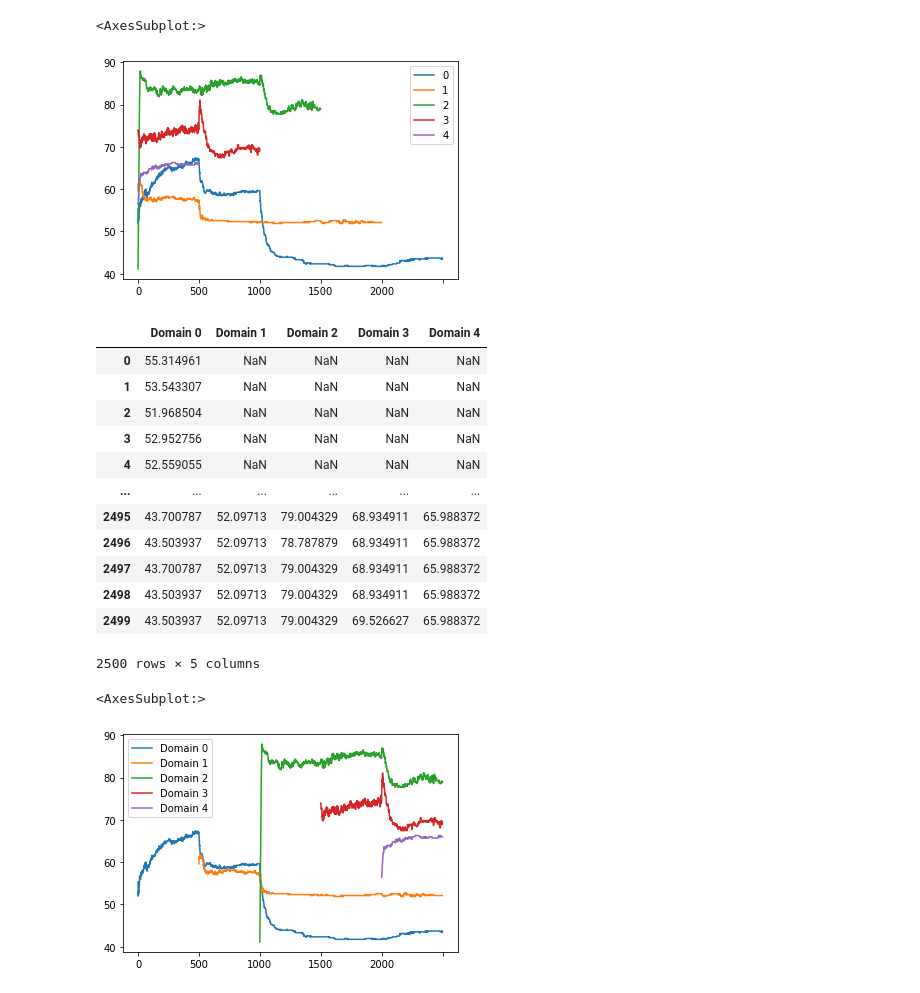
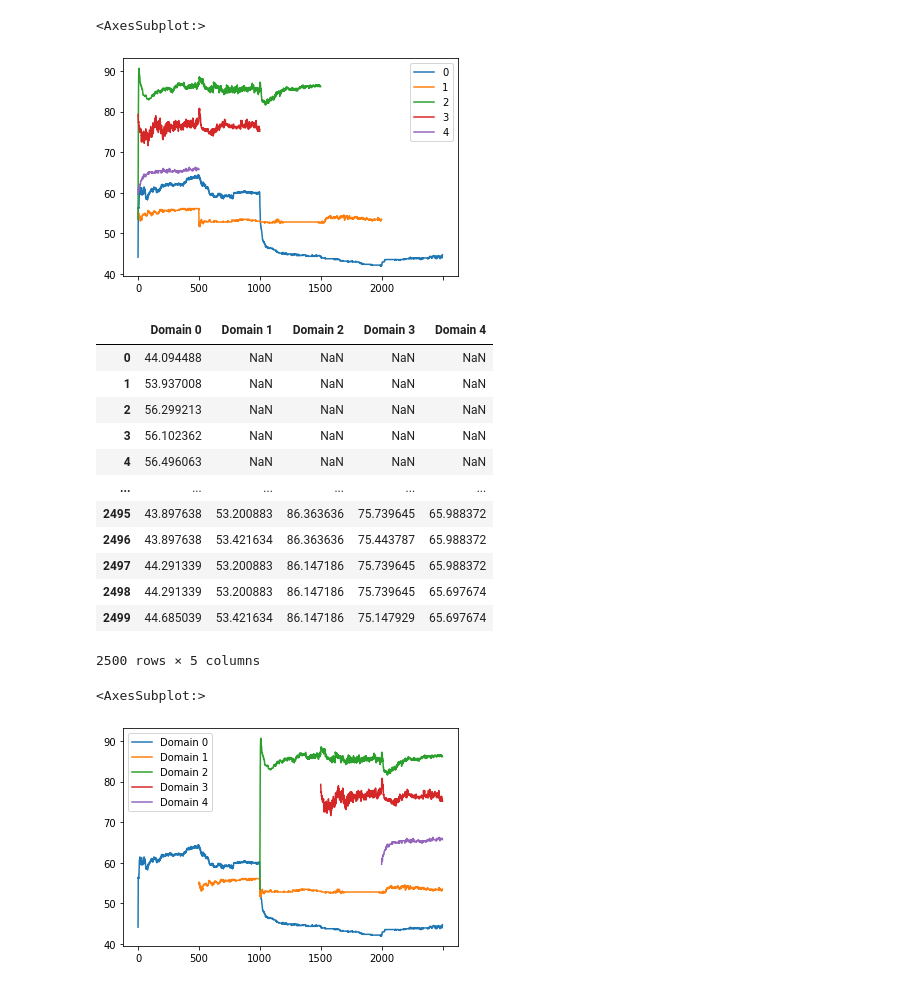
Before and after one commit to albertozurli/cl_timeseries, a Jupyter notebook: notebook/adaptation.ipynb, the cells around one changed output. Saved outputs shown, nothing was run; the diff lists cells and outputs as text; code cells hidden in the pictures.

```diff
--- a/notebook/adaptation.ipynb
+++ b/notebook/adaptation.ipynb
@@ -2,13 +2,13 @@
 import pandas as pd
 import numpy as np
 # %%
-df = pd.read_csv('oil_si.csv')
+df = pd.read_csv('oil_der.csv')
 df = df.T
 df = df[1:]
 df.plot()
 # %% [output]
 <AxesSubplot:>
-[figure, old version]
+[figure, new version]
 # %%
 tmp = pd.Series(np.NaN,index=np.arange(2000),dtype='float64')
 df['Domain 1']= tmp
@@ -40,21 +40,21 @@ df = df.drop([1,2,3,4],axis=1)
 df
 # %% [output]
 |  | Domain 0 | Domain 1 | Domain 2 | Domain 3 | Domain 4 |
-| 0 | 55.314961 | NaN | NaN | NaN | NaN |
-| 1 | 53.543307 | NaN | NaN | NaN | NaN |
-| 2 | 51.968504 | NaN | NaN | NaN | NaN |
-| 3 | 52.952756 | NaN | NaN | NaN | NaN |
-| 4 | 52.559055 | NaN | NaN | NaN | NaN |
+| 0 | 44.094488 | NaN | NaN | NaN | NaN |
+| 1 | 53.937008 | NaN | NaN | NaN | NaN |
+| 2 | 56.299213 | NaN | NaN | NaN | NaN |
+| 3 | 56.102362 | NaN | NaN | NaN | NaN |
+| 4 | 56.496063 | NaN | NaN | NaN | NaN |
 | ... | ... | ... | ... | ... | ... |
-| 2495 | 43.700787 | 52.09713 | 79.004329 | 68.934911 | 65.988372 |
-| 2496 | 43.503937 | 52.09713 | 78.787879 | 68.934911 | 65.988372 |
-| 2497 | 43.700787 | 52.09713 | 79.004329 | 68.934911 | 65.988372 |
-| 2498 | 43.503937 | 52.09713 | 79.004329 | 68.934911 | 65.988372 |
-| 2499 | 43.503937 | 52.09713 | 79.004329 | 69.526627 | 65.988372 |
+| 2495 | 43.897638 | 53.200883 | 86.363636 | 75.739645 | 65.988372 |
+| 2496 | 43.897638 | 53.421634 | 86.363636 | 75.443787 | 65.988372 |
+| 2497 | 44.291339 | 53.200883 | 86.147186 | 75.739645 | 65.988372 |
+| 2498 | 44.291339 | 53.200883 | 86.147186 | 75.739645 | 65.697674 |
+| 2499 | 44.685039 | 53.421634 | 86.147186 | 75.147929 | 65.697674 |
 2500 rows × 5 columns
 # %%
 df.plot()
 # %% [output]
 <AxesSubplot:>
-[figure, old version]
+[figure, new version]
 # %%
```
Also changed, not shown: parts of 1 cell of this notebook, 12 other files.
